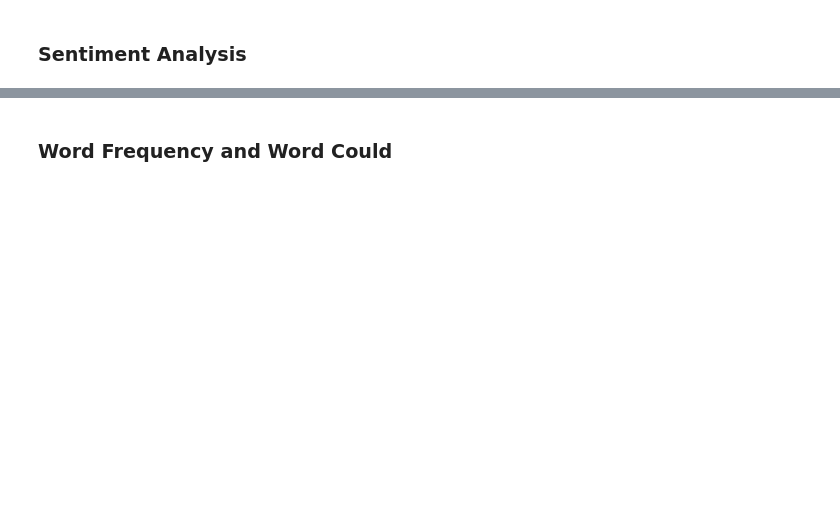
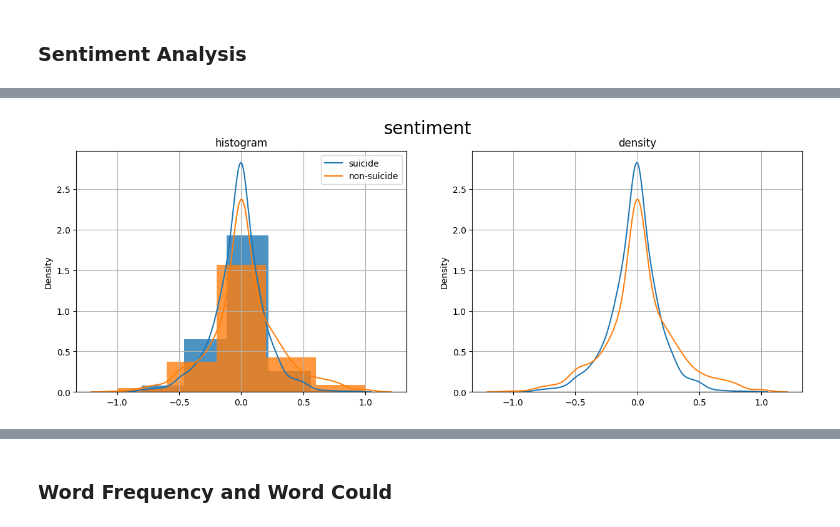
Before and after one commit to eugenebaraka/Predict-Suicidal-Ideation-on-Reddit, a Jupyter notebook: predict suicidal ideation/suicide-classification.ipynb, the cells around one changed output, grey strips where cells are left out. Saved outputs shown, nothing was run; the diff lists cells and outputs as text; code cells hidden in the pictures; blank space fills up the shorter version.

```diff
--- a/predict suicidal ideation/suicide-classification.ipynb
+++ b/predict suicidal ideation/suicide-classification.ipynb
@@ -107,2 +138,5 @@ avg_sent_len    1.000000   24.087824   7796.0
 # %% [markdown]
 ### Sentiment Analysis
+# %%
+sample_data = add_sentiment(sample_data, "text_clean", algo="textblob", sentiment_range=(-1,1)) # sentiment for a range of -1 to 1
+sample_data.head()
@@ -108,0 +152,4 @@ avg_sent_len    1.000000   24.087824   7796.0
+# %%
+plot_distributions(sample_data, x="sentiment", y="class", bins=5, figsize=(15,5))
+# %% [output]
+[figure, added]
```
Also changed, not shown: parts of 26 cells of this notebook, 1 other file.
